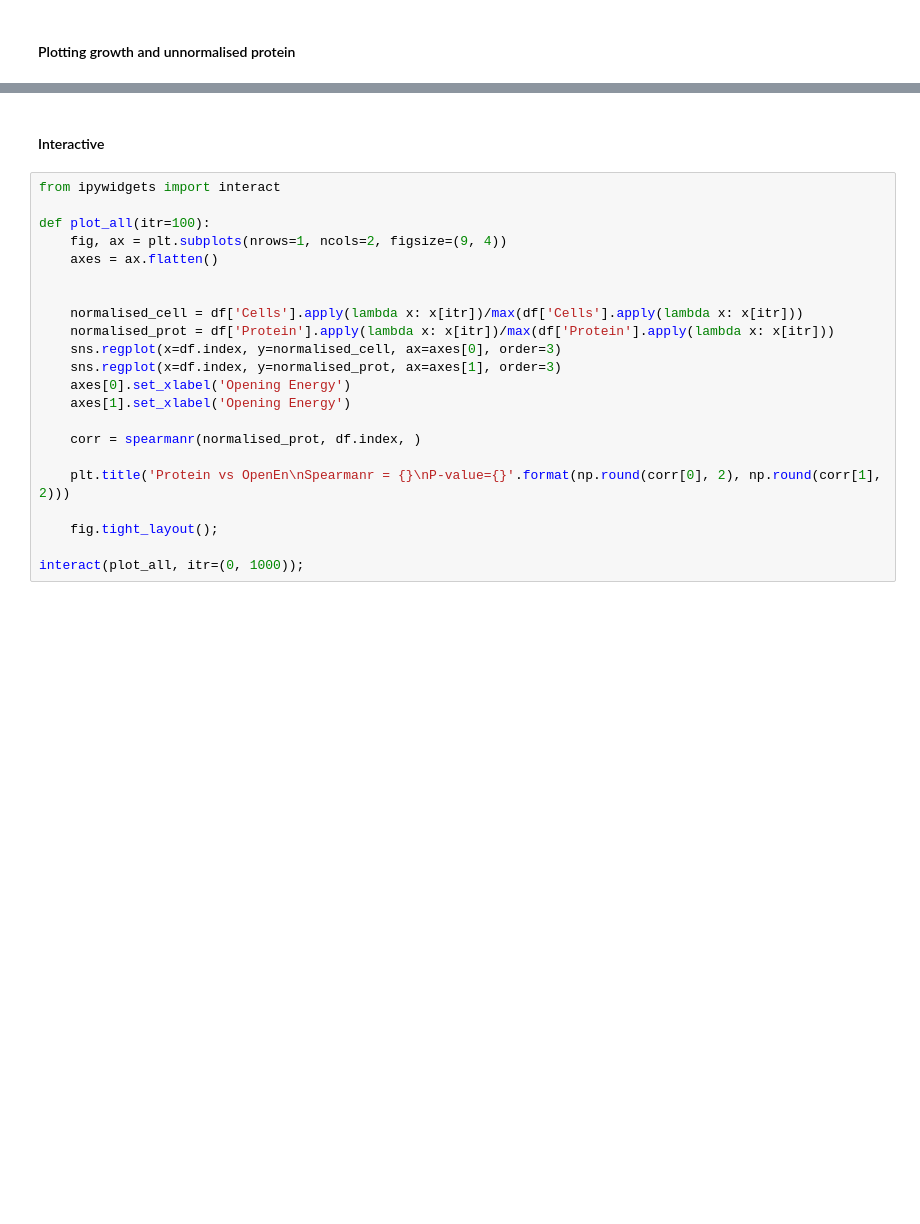
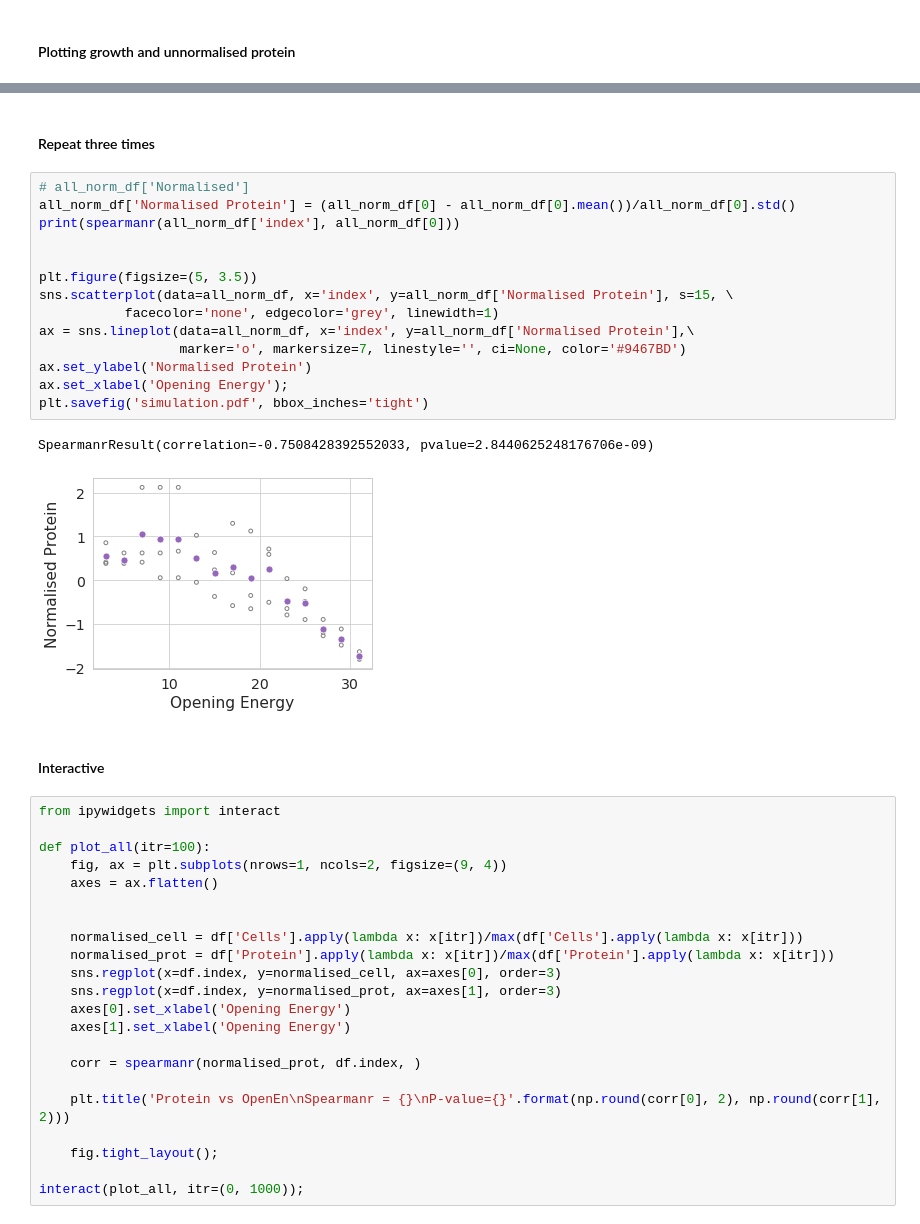
Before and after one commit to Gardner-BinfLab/TIsigner_paper_2019, a Jupyter notebook: Simulation.ipynb, the cells around one changed output, grey strips where cells are left out. Saved outputs shown, nothing was run; the diff lists cells and outputs as text; blank space fills up the shorter version.

```diff
--- a/Simulation.ipynb
+++ b/Simulation.ipynb
@@ -226,3 +189,22 @@ ax.set_xlabel('Iterations');
+# %% [markdown]
+#### Repeat three times
+# %%
+# all_norm_df['Normalised']
+all_norm_df['Normalised Protein'] = (all_norm_df[0] - all_norm_df[0].mean())/all_norm_df[0].std()
+print(spearmanr(all_norm_df['index'], all_norm_df[0]))
+
+
+plt.figure(figsize=(5, 3.5))
+sns.scatterplot(data=all_norm_df, x='index', y=all_norm_df['Normalised Protein'], s=15, \
+           facecolor='none', edgecolor='grey', linewidth=1)
+ax = sns.lineplot(data=all_norm_df, x='index', y=all_norm_df['Normalised Protein'],\
+                  marker='o', markersize=7, linestyle='', ci=None, color='#9467BD')
+ax.set_ylabel('Normalised Protein')
+ax.set_xlabel('Opening Energy');
+plt.savefig('simulation.pdf', bbox_inches='tight')
+# %% [output]
+SpearmanrResult(correlation=-0.7508428392552033, pvalue=2.8440625248176706e-09)
+[figure, added]
 # %% [markdown]
 #### Interactive
 # %%
```
Also changed, not shown: parts of 12 cells of this notebook.
